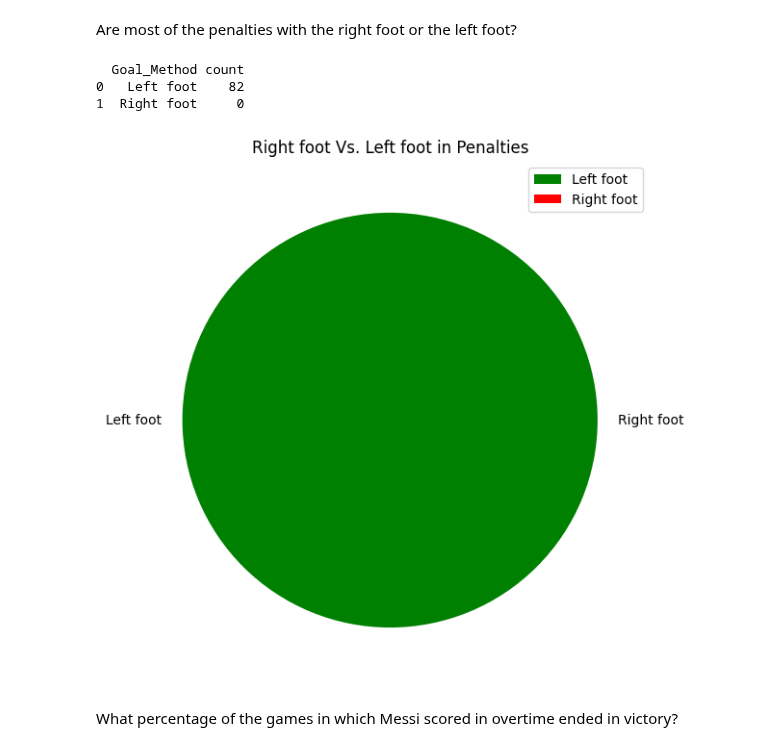
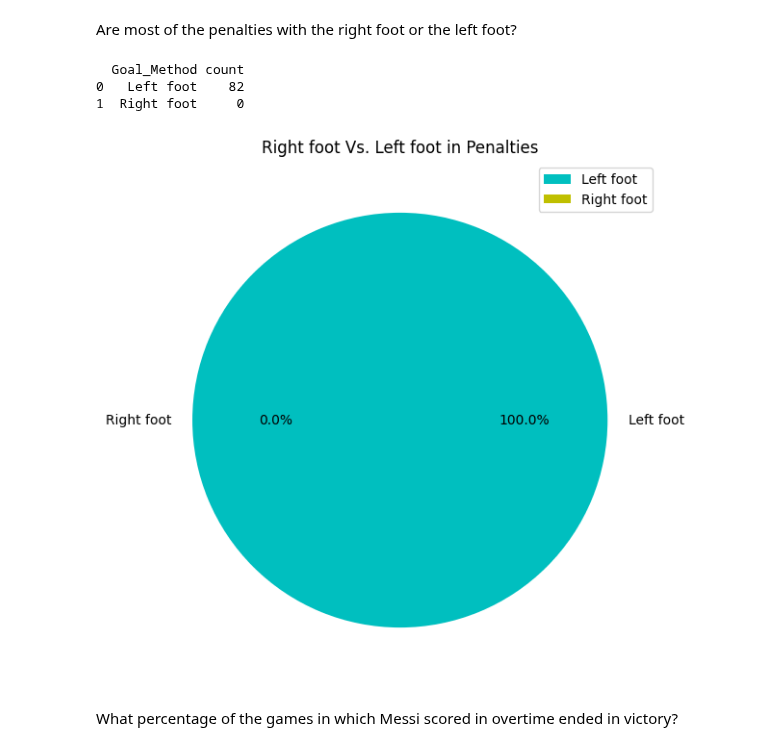
Before and after one commit to TaRa1999R/Data_Science, a Jupyter notebook: assignment40/2-messi.ipynb, the cells around one changed output. Drawn from its saved outputs; the diff is of its cells as text; code cells hidden in the pictures.

```diff
--- a/assignment40/2-messi.ipynb
+++ b/assignment40/2-messi.ipynb
@@ -99,22 +99,22 @@ Are most of the penalties with the right foot or the left foot?
 # %%
 df_penalty = data.query ('Goal_Type == "Penalty"')
 df_foot = df_penalty['Goal_Method'].value_counts().reset_index()
 right = pd.DataFrame ([{'Goal_Method':'Right foot' , 'count': '0'}])
 df_foot = pd.concat ([df_foot ,right]).reset_index(drop = True)
 print (df_foot)
 
 plt.figure (figsize = (7 , 7))
-plt.pie (df_foot['count'] , labels = df_foot['Goal_Method'] , colors = 'green')
+plt.pie (df_foot['count'] , labels = df_foot['Goal_Method'] , colors = 'cyan' , autopct='%1.1f%%', startangle=180)
 
 plt.title ("Right foot Vs. Left foot in Penalties")
 plt.legend ()
 
 plt.savefig ('outputs\output2 Right foot Vs. Left foot.png')
 plt.show ()
 # %% [output]
   Goal_Method count
 0   Left foot    82
 1  Right foot     0
-[figure, old version]
+[figure, new version]
 # %% [markdown]
 What percentage of the games in which Messi scored in overtime ended in victory?
```
Also changed, not shown: parts of 2 cells of this notebook, 3 other files.
